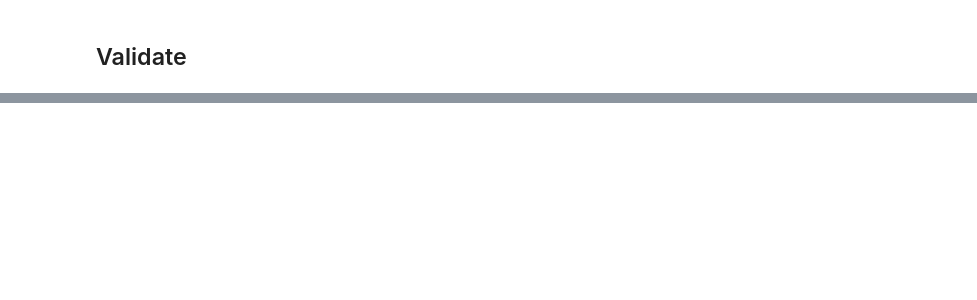
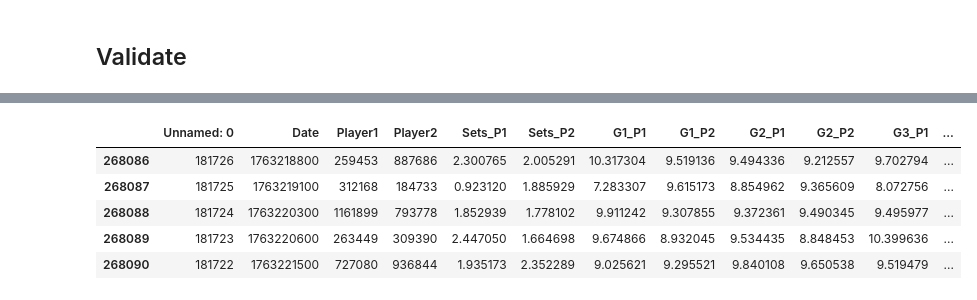
Before and after one commit to forbesjon2/NFL, a Jupyter notebook: TTennisGradientBoost.ipynb, the cells around one changed output, grey strips where cells are left out. Saved outputs shown, nothing was run; the diff lists cells and outputs as text; code cells hidden in the pictures; blank space fills up the shorter version.

```diff
--- a/TTennisGradientBoost.ipynb
+++ b/TTennisGradientBoost.ipynb
@@ -884,0 +1063,9 @@ Actual: ---- 2025-11-11 17:10:00 Ondrej Knazik vs Jaroslav Dohnal - Tuesday 5:10
+# %%
+accuracy_df.tail()
+# %% [output]
+|  | Unnamed: 0 | Date | Player1 | Player2 | Sets_P1 | Sets_P2 | G1_P1 | G1_P2 | G2_P1 | G2_P2 | G3_P1 | ... |
+| 268086 | 181726 | 1763218800 | 259453 | 887686 | 2.300765 | 2.005291 | 10.317304 | 9.519136 | 9.494336 | 9.212557 | 9.702794 | ... |
+| 268087 | 181725 | 1763219100 | 312168 | 184733 | 0.923120 | 1.885929 | 7.283307 | 9.615173 | 8.854962 | 9.365609 | 8.072756 | ... |
+| 268088 | 181724 | 1763220300 | 1161899 | 793778 | 1.852939 | 1.778102 | 9.911242 | 9.307855 | 9.372361 | 9.490345 | 9.495977 | ... |
+| 268089 | 181723 | 1763220600 | 263449 | 309390 | 2.447050 | 1.664698 | 9.674866 | 8.932045 | 9.534435 | 8.848453 | 10.399636 | ... |
+| 268090 | 181722 | 1763221500 | 727080 | 936844 | 1.935173 | 2.352289 | 9.025621 | 9.295521 | 9.840108 | 9.650538 | 9.519479 | ... |
```
Also changed, not shown: parts of 24 cells of this notebook, 3 other files.
